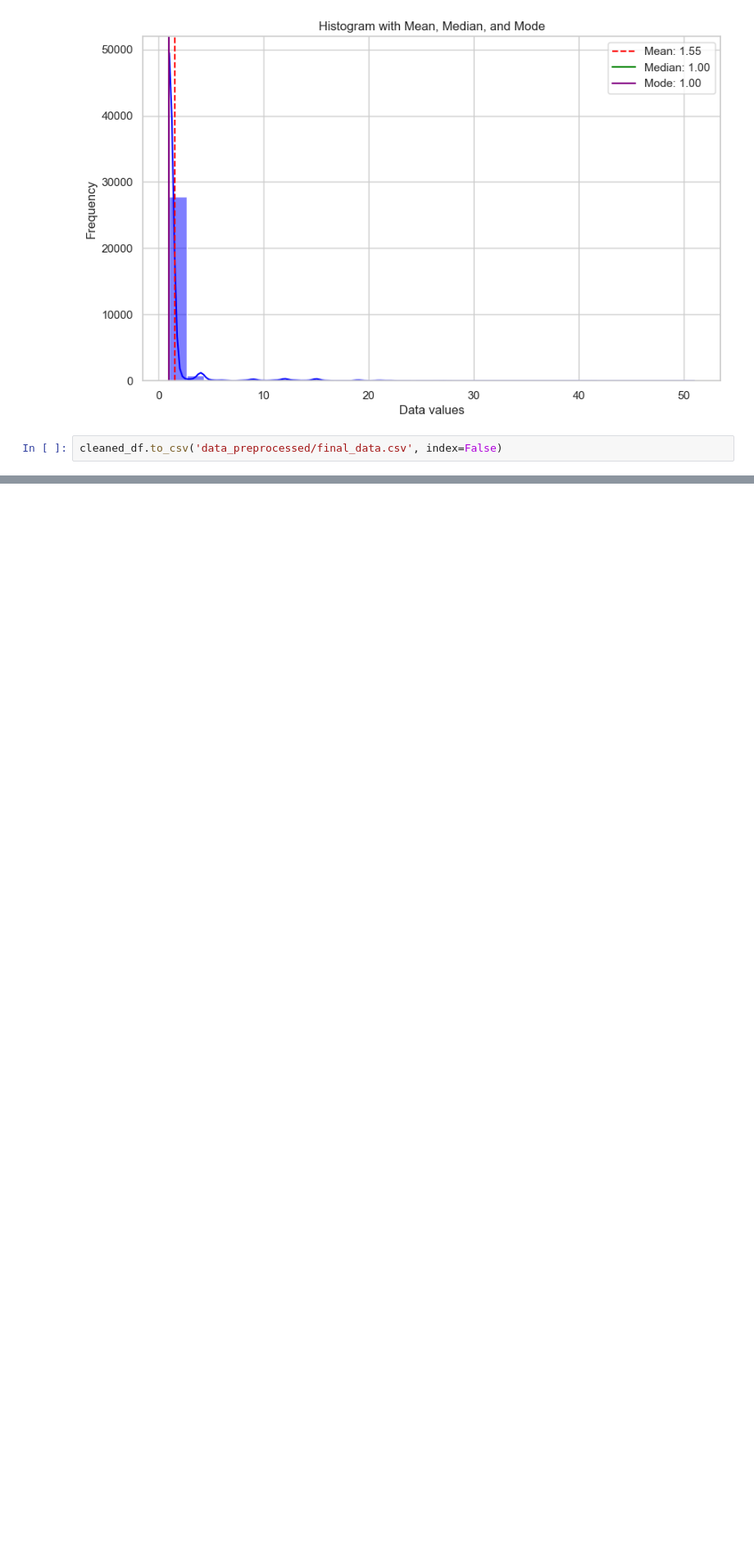
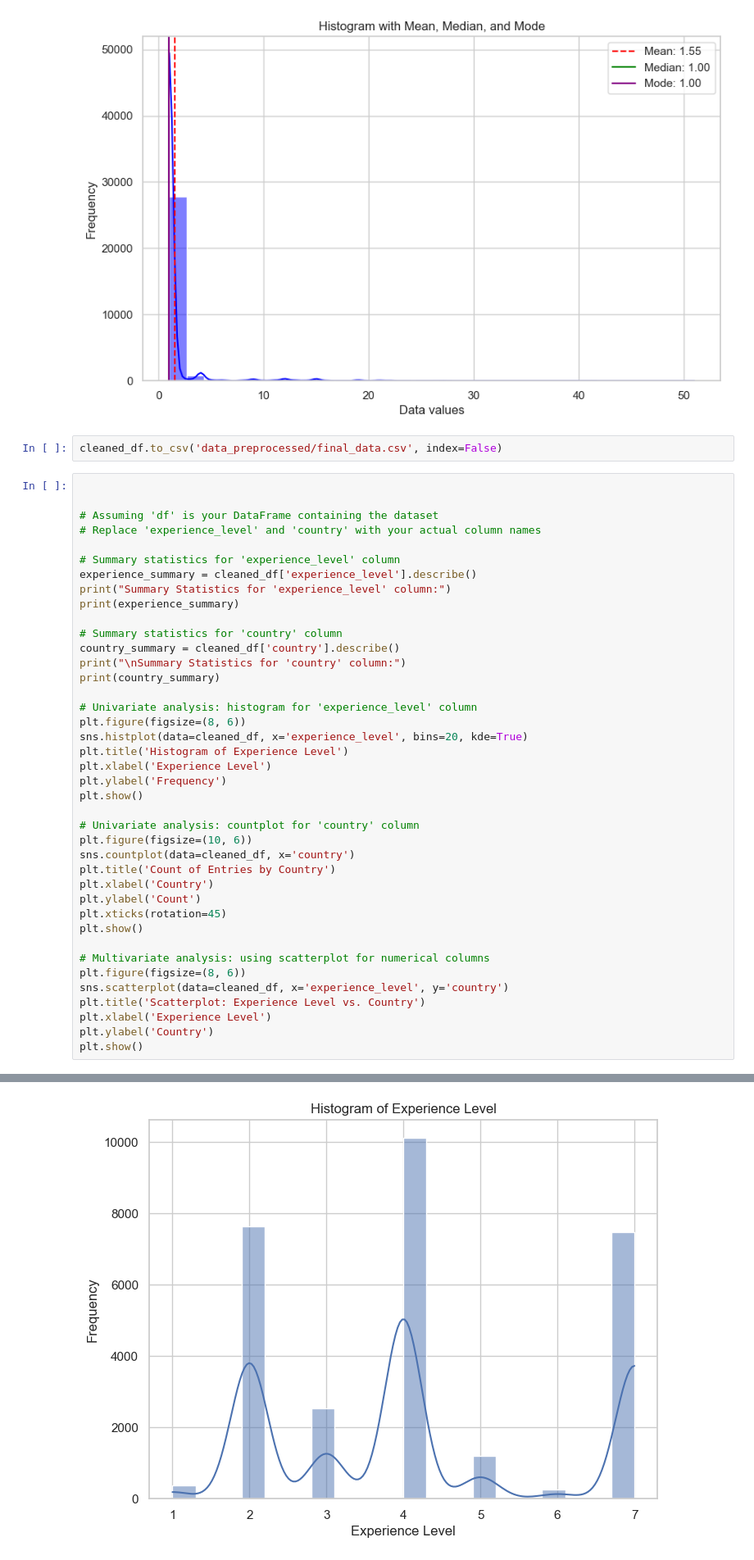
Before and after one commit to FlorianHalimi/LinkedIn-Job-Analysis-Data-Preprocessing-Visualization, a Jupyter notebook: data_preprocessing.ipynb, the cells around one changed output, grey strips where cells are left out. Shown at 82% size. Cells and saved outputs as stored; diff of their text form; blank space fills up the shorter version.

```diff
--- a/data_preprocessing.ipynb
+++ b/data_preprocessing.ipynb
@@ -1169,3 +1171,44 @@ plt.show()
 [figure]
 # %%
 cleaned_df.to_csv('data_preprocessed/final_data.csv', index=False)
+# %%
+
+
+# Assuming 'df' is your DataFrame containing the dataset
+# Replace 'experience_level' and 'country' with your actual column names
+
+# Summary statistics for 'experience_level' column
+experience_summary = cleaned_df['experience_level'].describe()
+print("Summary Statistics for 'experience_level' column:")
+print(experience_summary)
+
+# Summary statistics for 'country' column
+country_summary = cleaned_df['country'].describe()
+print("\nSummary Statistics for 'country' column:")
+print(country_summary)
+
+# Univariate analysis: histogram for 'experience_level' column
+plt.figure(figsize=(8, 6))
+sns.histplot(data=cleaned_df, x='experience_level', bins=20, kde=True)
+plt.title('Histogram of Experience Level')
+plt.xlabel('Experience Level')
+plt.ylabel('Frequency')
+plt.show()
+
+# Univariate analysis: countplot for 'country' column
+plt.figure(figsize=(10, 6))
+sns.countplot(data=cleaned_df, x='country')
+plt.title('Count of Entries by Country')
+plt.xlabel('Country')
+plt.ylabel('Count')
+plt.xticks(rotation=45)
+plt.show()
+
+# Multivariate analysis: using scatterplot for numerical columns
+plt.figure(figsize=(8, 6))
+sns.scatterplot(data=cleaned_df, x='experience_level', y='country')
+plt.title('Scatterplot: Experience Level vs. Country')
+plt.xlabel('Experience Level')
+plt.ylabel('Country')
+plt.show()
+# %% [output]
@@ -1171,0 +1232 @@ cleaned_df.to_csv('data_preprocessed/final_data.csv', index=False)
+[figure, added]
```
Also changed, not shown: parts of 22 cells of this notebook, 2 other files.
